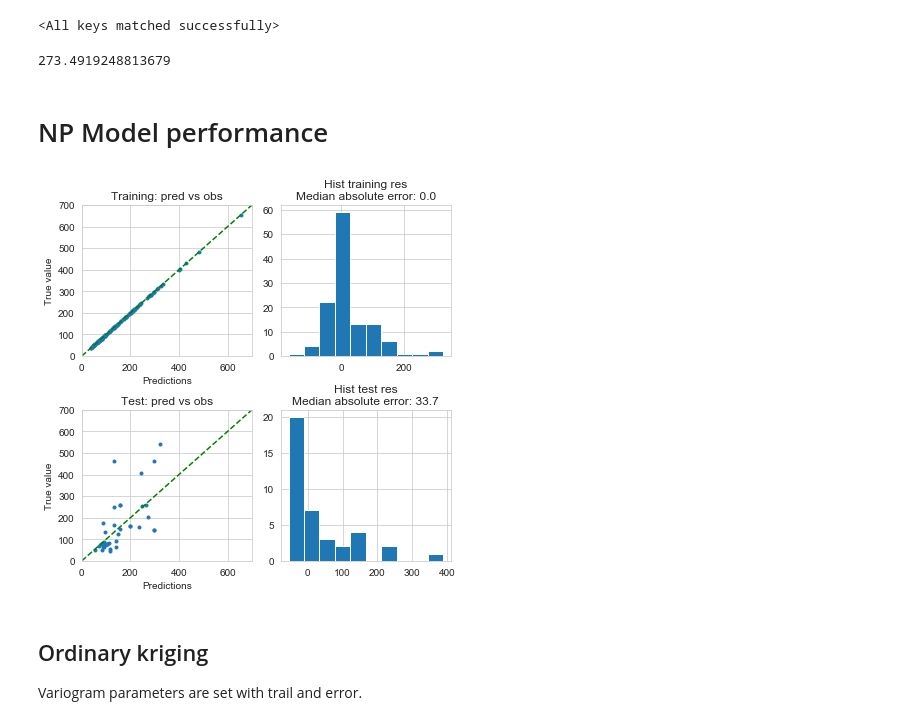
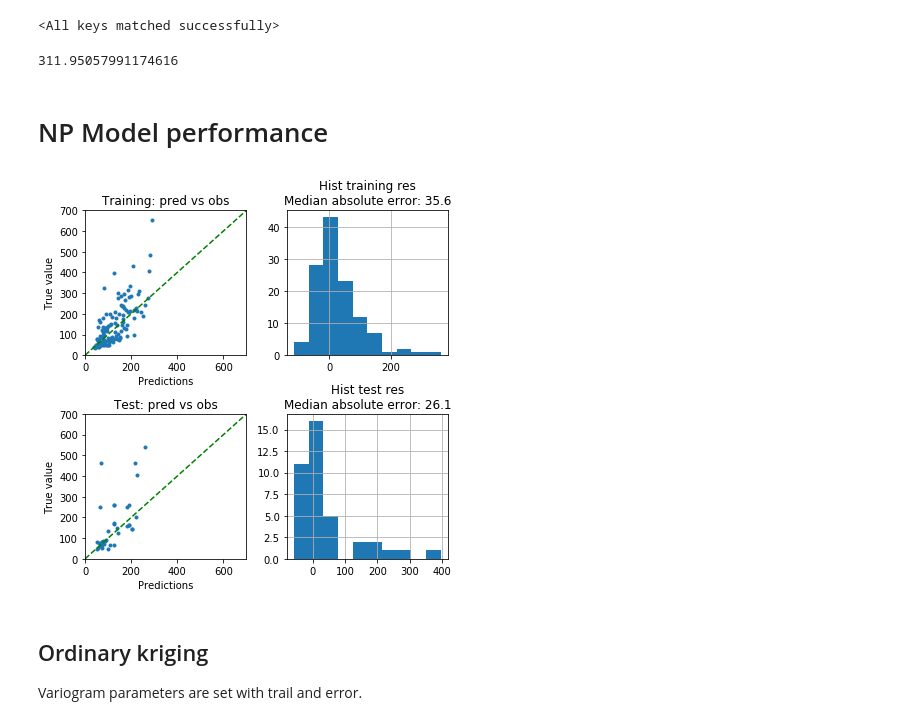
Before and after one commit to 3springs/np_vs_kriging, a Jupyter notebook: main.ipynb, the cells around one changed output. Drawn from its saved outputs; the diff is of its cells as text; code cells hidden in the pictures.

```diff
--- a/main.ipynb
+++ b/main.ipynb
@@ -876,7 +876,7 @@ model_np = LatentModel(2, 1,
                  use_deterministic_path=False,
                  min_std=0.01, # To avoid collapse use a minimum standard deviation, should be much smaller than variation in labels
                  dropout=0.3,
-                 use_self_attn=True,
+                 use_self_attn=False,
                  attention_dropout=0.2,
                  batchnorm=True,
                  use_lvar=True, # Alternative loss calculation, may be more stable
@@ -953,7 +950,7 @@ model_np.load_state_dict(torch.load('outputs/checkpoint.pt'))
 # %%
 loss * norm_std['lead'] + norm_mean['lead']
 # %% [output]
-273.4919248813679
+311.95057991174616
 # %% [markdown]
 # NP Model performance
 # %%
@@ -990,32 +987,32 @@ meuse_test['np_prediction'] = y_pred2 * 1
 # %%
 
 
 plt.figure(figsize=(6,6))
 plt.subplot(221)
-plt.plot(meuse_train['prediction'], meuse_train['lead'], '.')
+plt.plot(meuse_train['np_prediction'], meuse_train['lead'], '.')
 plt.title('Training: pred vs obs')
 plt.xlabel('Predictions')
 plt.ylabel('True value')
 plt.plot([0,700], [0,700], 'g--')
 plt.ylim(0,700)
 plt.xlim(0,700)
 plt.subplot(222)
 meuse_train['np_residual'].hist()
-plt.title('Hist training res\nMedian absolute error: {:.1f}'.format(np.median(np.abs(meuse_train['kriging_residual']))))
+plt.title('Hist training res\nMedian absolute error: {:.1f}'.format(np.median(np.abs(meuse_train['np_residual']))))
 plt.subplot(223)
-plt.plot(meuse_test['prediction'], meuse_test['lead'], '.')
+plt.plot(meuse_test['np_prediction'], meuse_test['lead'], '.')
 plt.plot([0,700], [0,700], 'g--')
 plt.title('Test: pred vs obs')
 plt.xlabel('Predictions')
 plt.ylabel('True value')
 plt.ylim(0,700)
 plt.xlim(0,700)
 plt.subplot(224)
 meuse_test['np_residual'].hist()
-plt.title('Hist test res\nMedian absolute error: {:.1f}'.format(np.median(np.abs(meuse_test['kriging_residual']))))
+plt.title('Hist test res\nMedian absolute error: {:.1f}'.format(np.median(np.abs(meuse_test['np_residual']))))
 plt.tight_layout()
 # %% [output]
-[figure, old version]
+[figure, new version]
 # %% [markdown]
 ## Ordinary kriging
 
```
Also changed, not shown: parts of 15 cells of this notebook, 7 other files.
